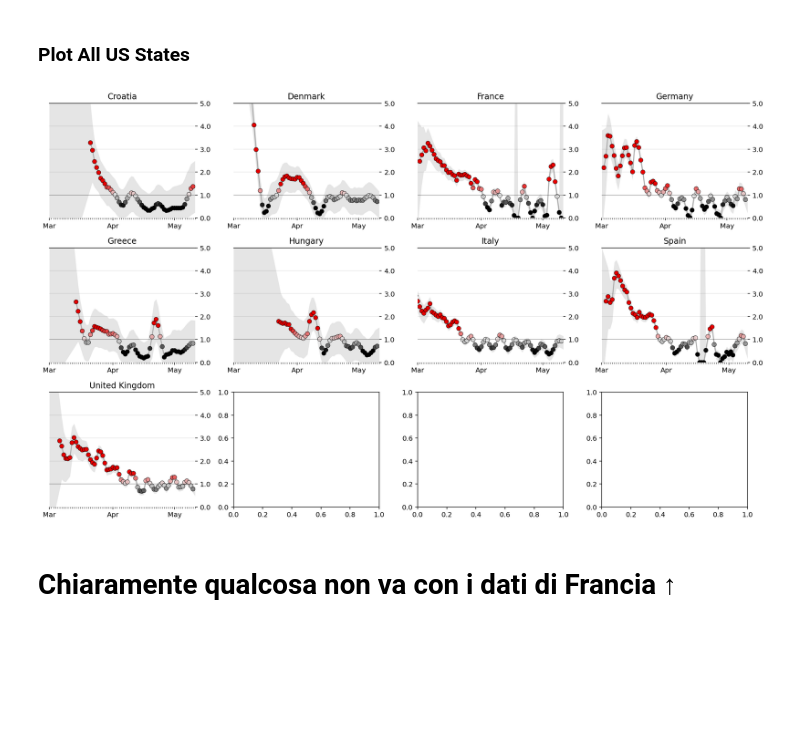
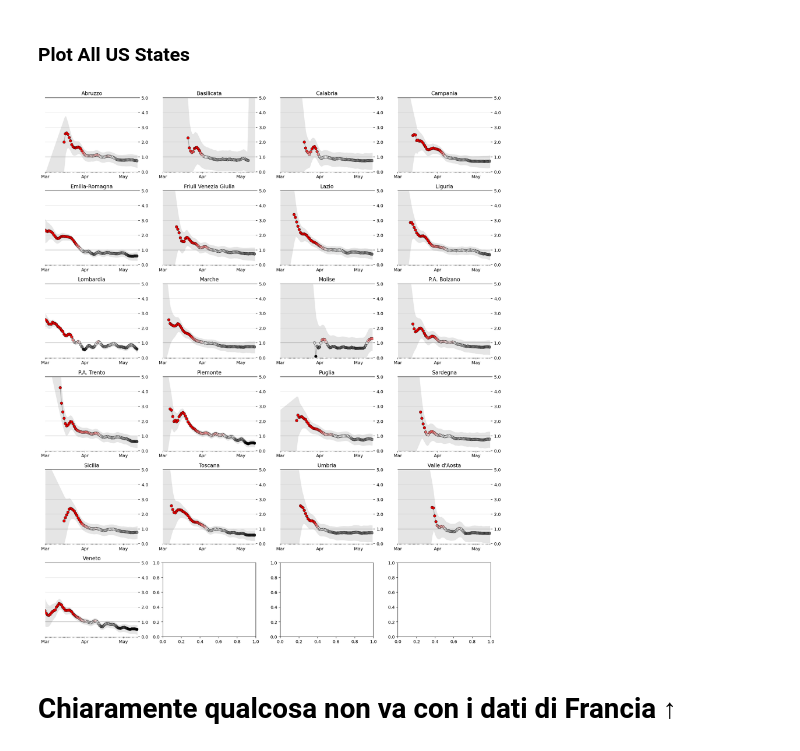
Before and after one commit to yamatteo/jupyter, a Jupyter notebook: Realtime R0.ipynb, the cells around one changed output. Drawn from its saved outputs; the diff is of its cells as text; code cells hidden in the pictures; blank space fills up the shorter version.

```diff
--- a/Realtime R0.ipynb
+++ b/Realtime R0.ipynb
@@ -293,11 +293,17 @@ Load US state case data from CovidTracking.com
 #                      squeeze=True).sort_index()
 
 # Our version
-url = "https://covid.ourworldindata.org/data/owid-covid-data.csv"
-states = pd.read_csv(url,
-                   usecols=['date', 'location', 'total_cases'],
-                   parse_dates=['date'],
-                   index_col=["location", "date"],
+#url = "https://covid.ourworldindata.org/data/owid-covid-data.csv"
+#states = pd.read_csv(url,
+#                   usecols=['date', 'location', 'total_cases'],
+#                   parse_dates=['date'],
+#                   index_col=["location", "date"],
+#                   squeeze=True).sort_index()
+
+states = pd.read_csv('dpc-covid19-ita-regioni.csv',
+                   usecols=['data', 'denominazione_regione', 'totale_casi'],
+                   parse_dates=['data'],
+                   index_col=["denominazione_regione", "data"],
                    squeeze=True).sort_index()
 # %% [markdown]
 Taking a look at the state, we need to start the analysis when there are a consistent number of cases each day. Find the last zero new case day and start on the day after that.
@@ -305,7 +311,7 @@ Taking a look at the state, we need to start the analysis when there are a consi
 Also, case reporting is very erratic based on testing backlogs, etc. To get the best view of the 'true' data we can, I've applied a gaussian filter to the time series. This is obviously an arbitrary choice, but you'd imagine the real world process is not nearly as stochastic as the actual reporting.
 # %%
 # state_name = 'NY'
-state_name = "Italy"
+state_name = "Veneto"
 
 def prepare_cases(cases, cutoff=25):
     new_cases = cases.diff()
@@ -499,7 +505,7 @@ def plot_rt(result, ax, state_name):
     ])
     color_mapped = lambda y: np.clip(y, .5, 1.5)-.5
 
-    index = result['ML'].index.get_level_values('date')
+    index = result['ML'].index.get_level_values('data')
     values = result['ML'].values
 
     # Plot dots and line
@@ -550,7 +556,7 @@ def plot_rt(result, ax, state_name):
     ax.grid(which='major', axis='y', c='k', alpha=.1, zorder=-2)
     ax.margins(0)
     ax.set_ylim(0.0, 5.0)
-    ax.set_xlim(pd.Timestamp('2020-03-01'), result.index.get_level_values('date')[-1]+pd.Timedelta(days=1))
+    ax.set_xlim(pd.Timestamp('2020-03-01'), result.index.get_level_values('data')[-1]+pd.Timedelta(days=1))
     fig.set_facecolor('w')
 
 
@@ -583,15 +587,15 @@ sigmas = np.linspace(1/20, 1, 20)
 
 # targets = ~states.index.get_level_values('state').isin(FILTERED_REGION_CODES)
 # This chose some state and some states not. The states in FILTERED_REGION_CODES are omitted. Let's change to the opposite
-FILTERED_REGION_CODES = ["France", 'Italy', 'Germany', 'Denmark', "Spain", "United Kingdom", "Greece", "Croatia", "Hungary"]
-targets = states.index.get_level_values('location').isin(FILTERED_REGION_CODES)
+FILTERED_REGION_CODES = []
+targets = ~states.index.get_level_values('denominazione_regione').isin(FILTERED_REGION_CODES)
 
 states_to_process = states.loc[targets]
 
 results = {}
 
 # for state_name, cases in states_to_process.groupby(level='state'):
-for state_name, cases in states_to_process.groupby(level='location'):
+for state_name, cases in states_to_process.groupby(level='denominazione_regione'):
 
 
     print(state_name)
@@ -615,7 +619,7 @@ for state_name, cases in states_to_process.groupby(level='location'):
 
     # Store all results keyed off of state name
     results[state_name] = result
-    clear_output(wait=True)
+    clear_output(wait=False)
 
 print('Done.')
 # %% [output]
@@ -673,17 +677,17 @@ Done.
 # %%
 ncols = 4
 nrows = int(np.ceil(len(results) / ncols))
 
 fig, axes = plt.subplots(nrows=nrows, ncols=ncols, figsize=(15, nrows*3))
 
 # for i, (state_name, result) in enumerate(final_results.groupby('state')):
-for i, (state_name, result) in enumerate(final_results.groupby('location')):
+for i, (state_name, result) in enumerate(final_results.groupby('denominazione_regione')):
         plot_rt(result.iloc[1:], axes.flat[i], state_name)
 
 fig.tight_layout()
 fig.set_facecolor('w')
 # %% [output]
-[figure, old version]
+[figure, new version]
 # %% [markdown]
 # Chiaramente qualcosa non va con i dati di Francia ↑
 # %%
```
Also changed, not shown: parts of 6 cells of this notebook.
